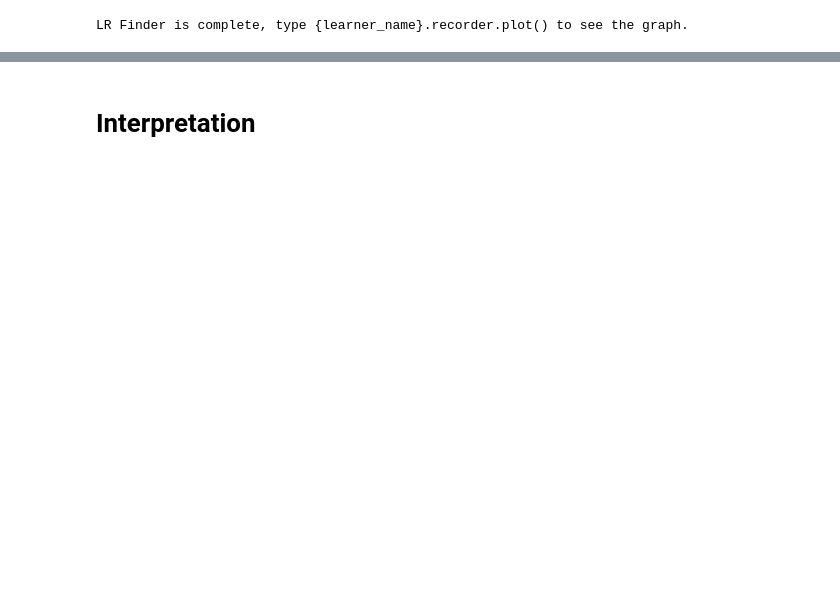
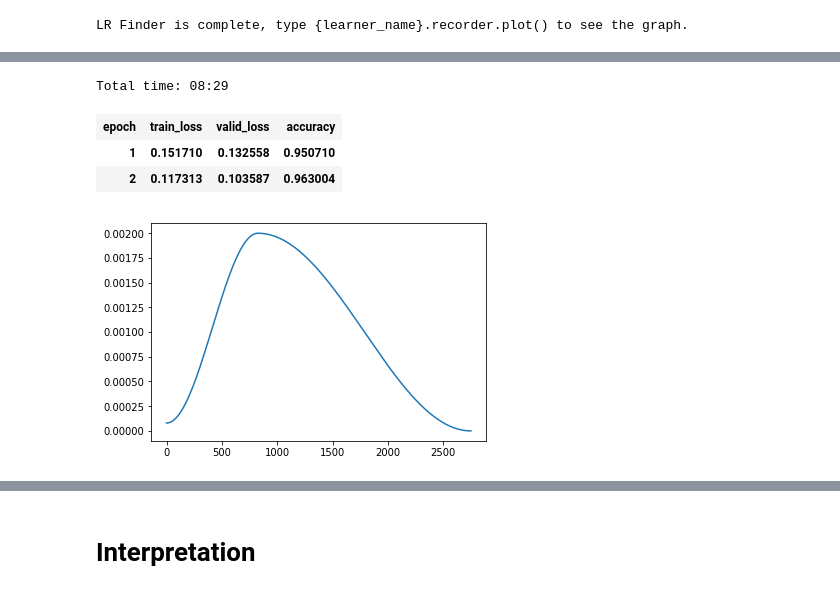
Before and after one commit to ChristophNeuner/Histopathologic-Cancer-Detection, a Jupyter notebook: hcd.ipynb, the cells around one changed output, grey strips where cells are left out. Drawn from its saved outputs; the diff is of its cells as text; code cells hidden in the pictures; blank space fills up the shorter version.

```diff
--- a/hcd.ipynb
+++ b/hcd.ipynb
@@ -95,0 +128,10 @@ learner.save('resnet50_cycle_len=20-complete'')
+# %%
+learner.fit_one_cycle(cyc_len=2, max_lr=slice(lr2, lr/5))
+learner.recorder.plot_lr()
+learner.save(f'{arch.__name__}-complete-2')
+# %% [output]
+Total time: 08:29
+| epoch | train_loss | valid_loss | accuracy |
+| 1 | 0.151710 | 0.132558 | 0.950710 |
+| 2 | 0.117313 | 0.103587 | 0.963004 |
+[figure, added]
```
Also changed, not shown: parts of 27 cells of this notebook.
